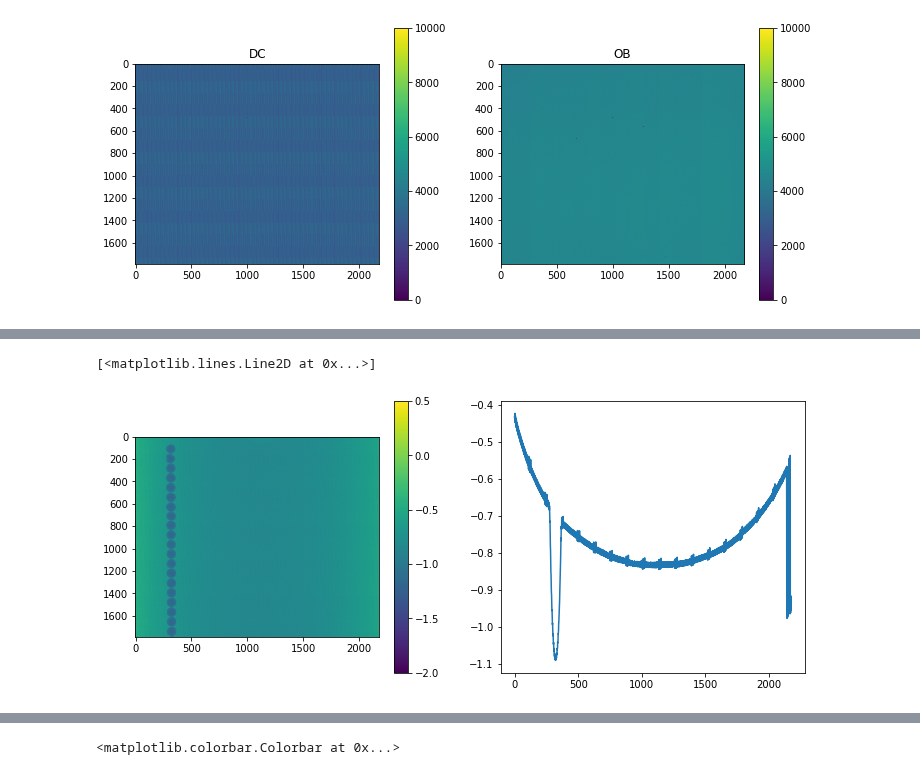
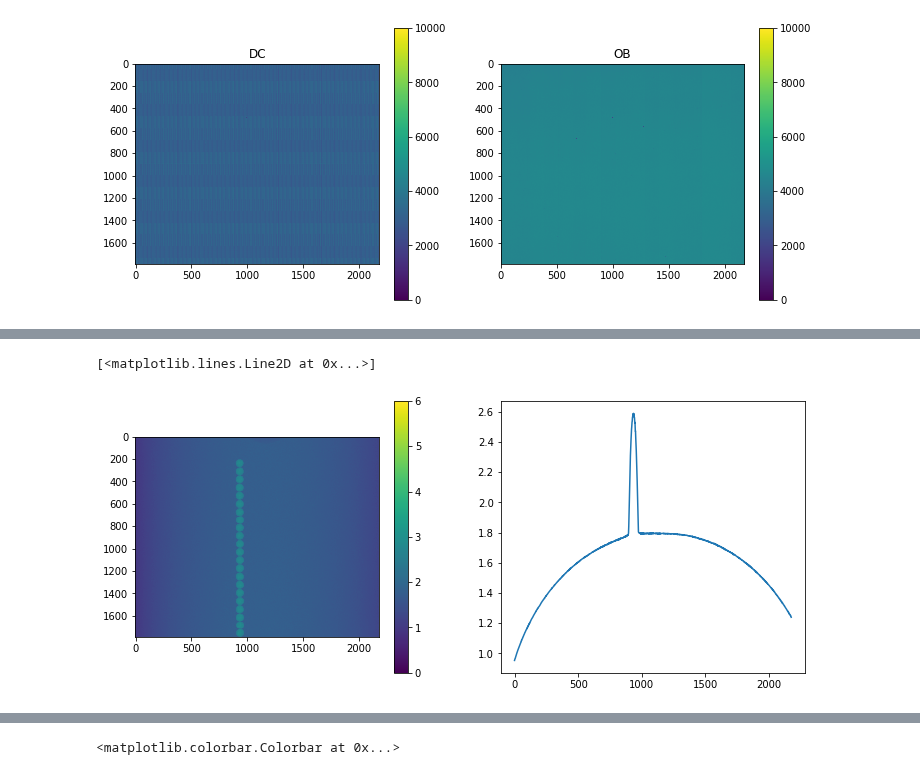
Before and after one commit to neutronimaging/scripts, a Jupyter notebook: python/notebooks/CBCTCalibration.ipynb, the cells around one changed output, grey strips where cells are left out. Saved outputs shown, nothing was run; the diff lists cells and outputs as text; code cells hidden in the pictures.

```diff
--- a/python/notebooks/CBCTCalibration.ipynb
+++ b/python/notebooks/CBCTCalibration.ipynb
@@ -58,18 +64,22 @@ cal=loadStack('/data/P20180255/02_rawdata/00_XCalibration/xcal_{:05}.fits',1,10)
-# %%
-for idx in np.arange(0, cal.shape[2]):
-    cal[:,:,idx]=((cal[:,:,idx]-dc)/ob)
-# %%
-lcal[lcal<=0]=1
-lcal=-np.log(lcal)
-lcal=np.nan_to_num(lcal)
+# %%
+def normalizeData(img,ob,dc) :
+    for idx in np.arange(0, cal.shape[2]):
+        tmp=(img[:,:,idx]-dc)
+        tmp[tmp<=0]=1
+        img[:,:,idx]=(tmp/ob1)
+    lcal=-np.log(img)
+
+    return lcal
+# %%
+lcal=normalizeData(cal,ob,dc)
 # %%
+idx=10
 plt.figure(figsize=[12,5])
 plt.subplot(1,2,1)
-#plt.imshow(lcal[:,:,1])
-plt.imshow(lcal[:,:,1],vmin=-2,vmax=0.5)
+plt.imshow(lcal[:,:,idx],vmin=0,vmax=6)
 plt.colorbar()
 plt.subplot(1,2,2)
-plt.plot(lcal[:,:,1].mean(axis=0))
+plt.plot(lcal[:,:,idx].mean(axis=0))
 # %% [output]
 [<matplotlib.lines.Line2D at 0x...>]
-[figure, old version]
+[figure, new version]
```
Also changed, not shown: parts of 27 cells of this notebook.
